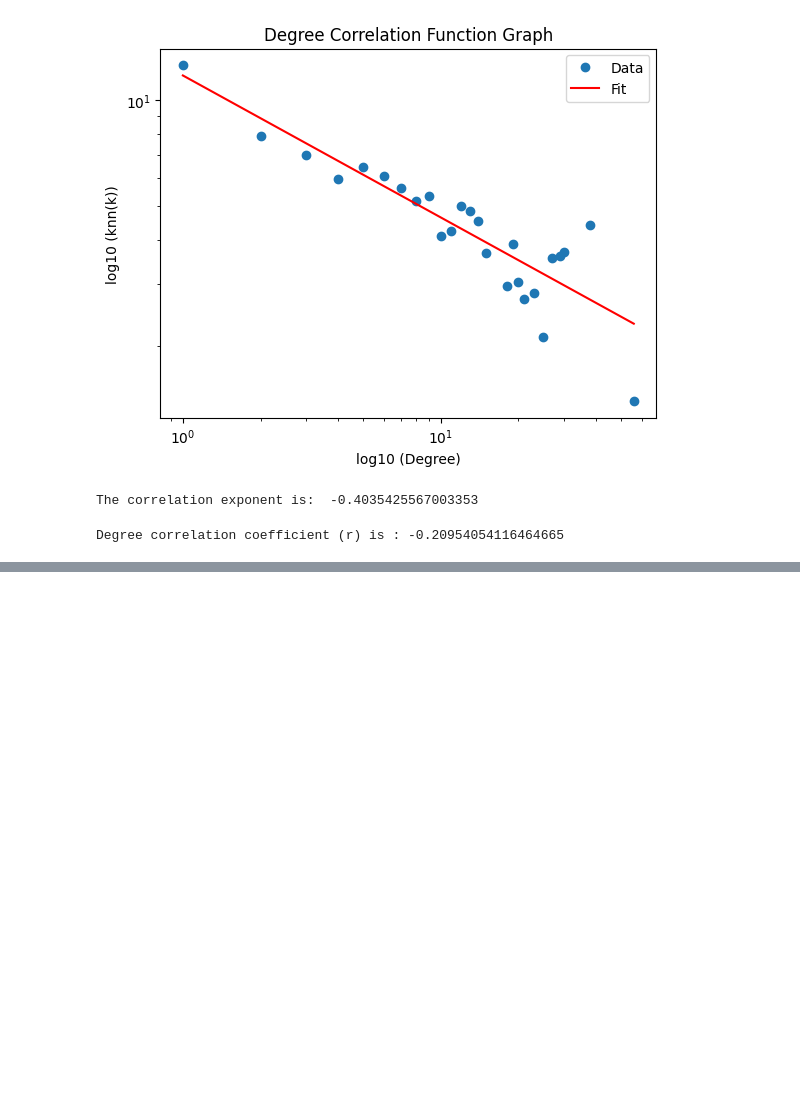
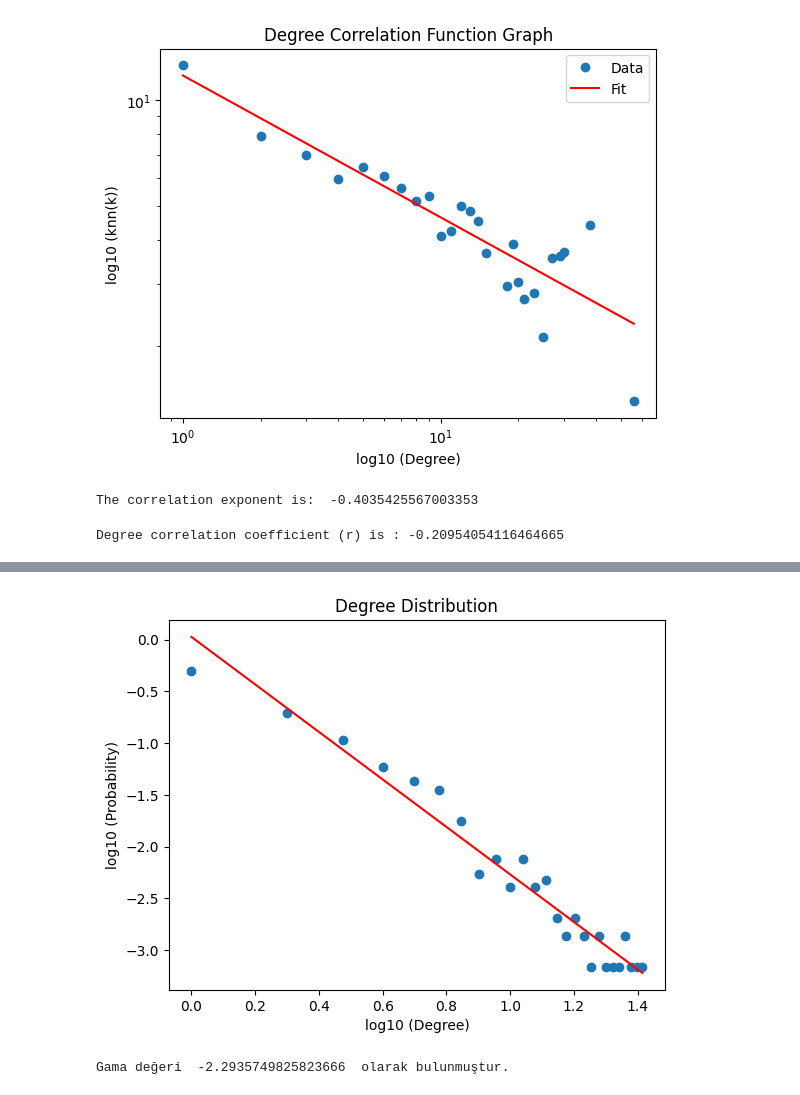
Before and after one commit to elifbuyukorhan/NetworkScience, a Jupyter notebook: bio_yeast_graph.ipynb, the cells around one changed output, grey strips where cells are left out. Drawn from its saved outputs; the diff is of its cells as text; code cells hidden in the pictures; blank space fills up the shorter version.

```diff
--- a/bio_yeast_graph.ipynb
+++ b/bio_yeast_graph.ipynb
@@ -103,0 +203,19 @@ Degree correlation coefficient (r) is : -0.20954054116464665
+# %%
+x = logx
+y = logy
+
+def line_func(x):
+    return slope * x + intercept
+
+# Create a plot of the data points and the line
+plt.scatter(x, y)
+plt.plot(x, line_func(x), color='red')
+plt.xlabel('log10 (Degree)')
+plt.ylabel('log10 (Probability)')
+plt.title('Degree Distribution')
+plt.show()
+
+print("Gama değeri ", slope, " olarak bulunmuştur.")
+# %% [output]
+[figure, added]
+Gama değeri  -2.2935749825823666  olarak bulunmuştur.
```
Also changed, not shown: parts of 11 cells of this notebook, 1 other file.
